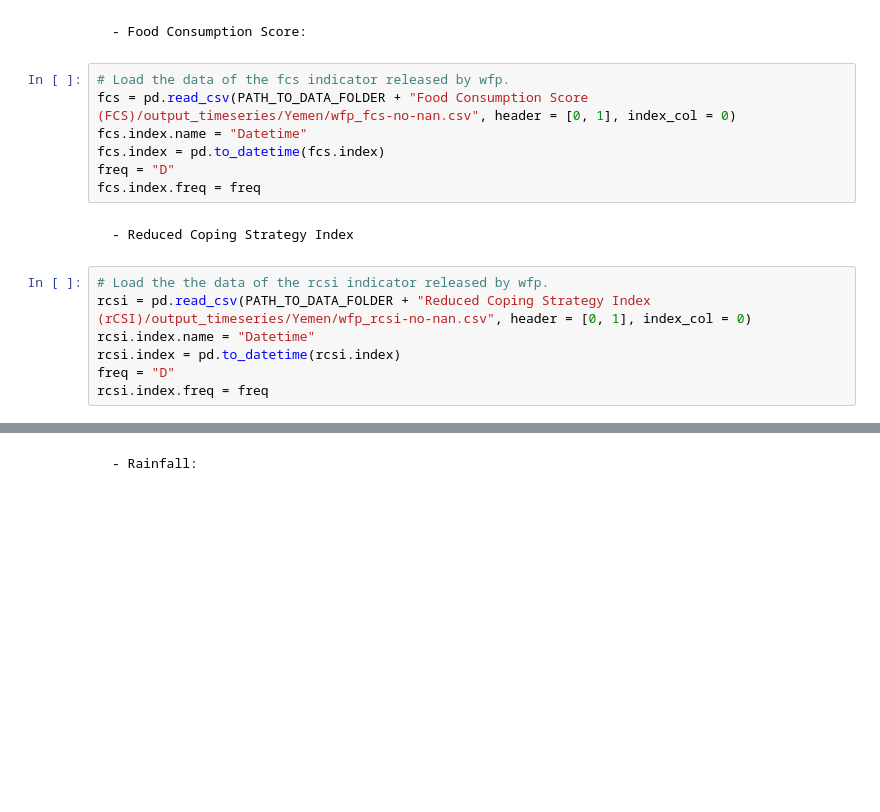
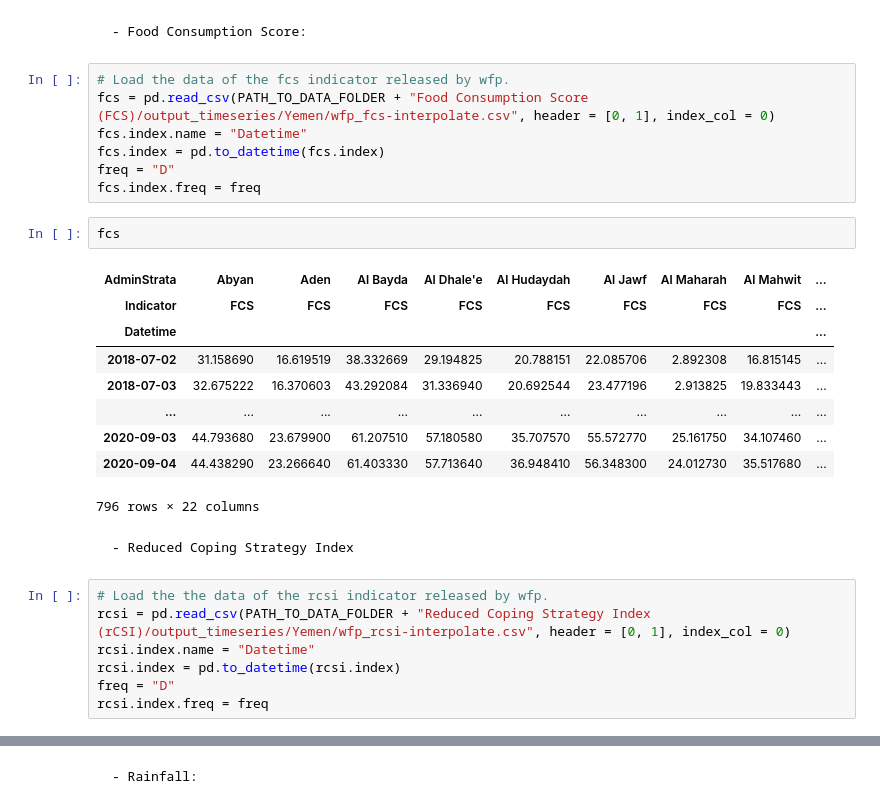
Before and after one commit to pietro-foini/ISI-WFP, a Jupyter notebook: project/Dataset time-series/Yemen.ipynb, the cells around one changed output, grey strips where cells are left out. Saved outputs shown, nothing was run; the diff lists cells and outputs as text; blank space fills up the shorter version.

```diff
--- a/project/Dataset time-series/Yemen.ipynb
+++ b/project/Dataset time-series/Yemen.ipynb
@@ -23,16 +24,28 @@ PATH_TO_DATA_FOLDER = "../Data Sources/"
     - Food Consumption Score:
 # %%
 # Load the data of the fcs indicator released by wfp.
-fcs = pd.read_csv(PATH_TO_DATA_FOLDER + "Food Consumption Score (FCS)/output_timeseries/Yemen/wfp_fcs-no-nan.csv", header = [0, 1], index_col = 0)
+fcs = pd.read_csv(PATH_TO_DATA_FOLDER + "Food Consumption Score (FCS)/output_timeseries/Yemen/wfp_fcs-interpolate.csv", header = [0, 1], index_col = 0)
 fcs.index.name = "Datetime"
 fcs.index = pd.to_datetime(fcs.index)
 freq = "D"
 fcs.index.freq = freq
+# %%
+fcs
+# %% [output]
+| AdminStrata | Abyan | Aden | Al Bayda | Al Dhale'e | Al Hudaydah | Al Jawf | Al Maharah | Al Mahwit | ... |
+| Indicator | FCS | FCS | FCS | FCS | FCS | FCS | FCS | FCS | ... |
+| Datetime |  |  |  |  |  |  |  |  | ... |
+| 2018-07-02 | 31.158690 | 16.619519 | 38.332669 | 29.194825 | 20.788151 | 22.085706 | 2.892308 | 16.815145 | ... |
+| 2018-07-03 | 32.675222 | 16.370603 | 43.292084 | 31.336940 | 20.692544 | 23.477196 | 2.913825 | 19.833443 | ... |
+| ... | ... | ... | ... | ... | ... | ... | ... | ... | ... |
+| 2020-09-03 | 44.793680 | 23.679900 | 61.207510 | 57.180580 | 35.707570 | 55.572770 | 25.161750 | 34.107460 | ... |
+| 2020-09-04 | 44.438290 | 23.266640 | 61.403330 | 57.713640 | 36.948410 | 56.348300 | 24.012730 | 35.517680 | ... |
+796 rows × 22 columns
 # %% [markdown]
     - Reduced Coping Strategy Index
 # %%
 # Load the the data of the rcsi indicator released by wfp.
-rcsi = pd.read_csv(PATH_TO_DATA_FOLDER + "Reduced Coping Strategy Index (rCSI)/output_timeseries/Yemen/wfp_rcsi-no-nan.csv", header = [0, 1], index_col = 0)
+rcsi = pd.read_csv(PATH_TO_DATA_FOLDER + "Reduced Coping Strategy Index (rCSI)/output_timeseries/Yemen/wfp_rcsi-interpolate.csv", header = [0, 1], index_col = 0)
 rcsi.index.name = "Datetime"
 rcsi.index = pd.to_datetime(rcsi.index)
 freq = "D"
```
Also changed, not shown: parts of 47 cells of this notebook, 14 other files.
